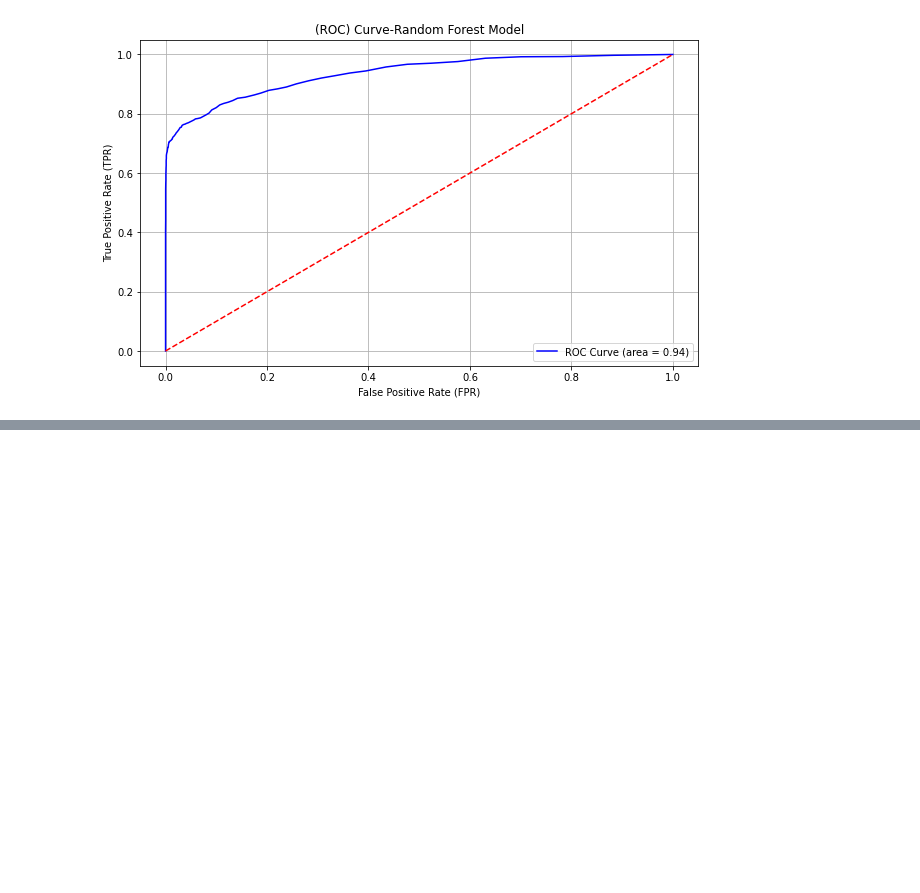
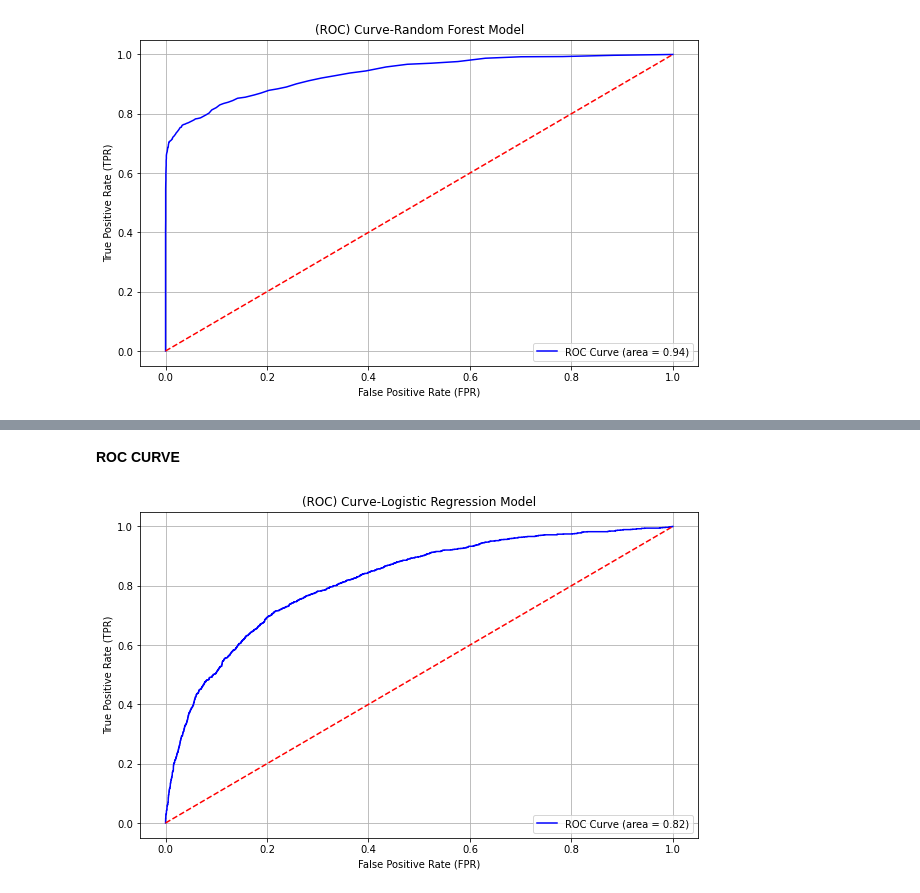
Before and after one commit to EricMetobo/Credit-Risk-Classification-with-Machine-Learning, a Jupyter notebook: credit_risk_Classification_with_Machine_learning.ipynb, the cells around one changed output, grey strips where cells are left out. Saved outputs shown, nothing was run; the diff lists cells and outputs as text; code cells hidden in the pictures; blank space fills up the shorter version.

Commit message:
completed logistic regression

```diff
--- a/credit_risk_Classification_with_Machine_learning.ipynb
+++ b/credit_risk_Classification_with_Machine_learning.ipynb
@@ -486,0 +489,15 @@ plt.show()
+# %%
+#Initializing logistic regression model
+log_model = LogisticRegression(random_state=42)
+
+#training the model
+log_model.fit(X_balanced, y_balanced)
+
+# Making predictions
+y_pred_log = log_model.predict(X_test)
+y_prob_log = log_model.predict_proba(X_test)[:, 1]
+
+#model evaluation
+print("Logistic Regression Results")
+print(classification_report(y_test, y_pred_log))
+print("ROC AUC Score:", roc_auc_score(y_test, y_prob_log))
@@ -486,0 +516,17 @@ plt.show()
+# %% [markdown]
+**ROC CURVE**
+# %%
+#Plotting the ROC curve
+fpr_log, tpr_log, thresholds_log = roc_curve(y_test, y_prob_log)
+roc_auc_log = auc(fpr_log, tpr_log)
+plt.figure(figsize=(10, 6))
+plt.plot(fpr_log, tpr_log, color='blue', label='ROC Curve (area = {:.2f})'.format(roc_auc_log))
+plt.plot([0, 1], [0, 1], color='red', linestyle='--')
+plt.title('(ROC) Curve-Logistic Regression Model')
+plt.xlabel('False Positive Rate (FPR)')
+plt.ylabel('True Positive Rate (TPR)')
+plt.legend(loc='lower right')
+plt.grid()
+plt.show()
+# %% [output]
+[figure, added]
```
Also changed, not shown: parts of 4 cells of this notebook.
